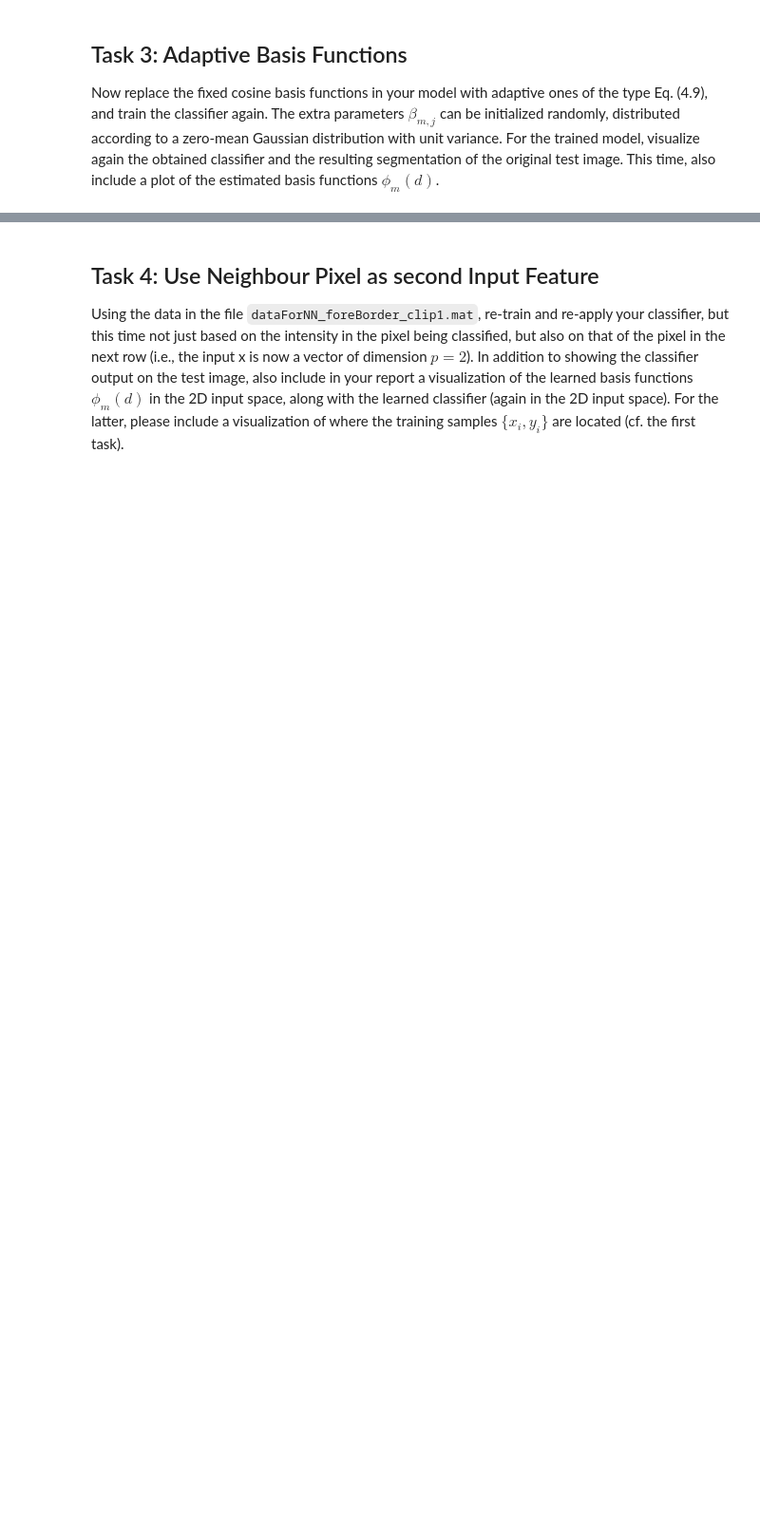
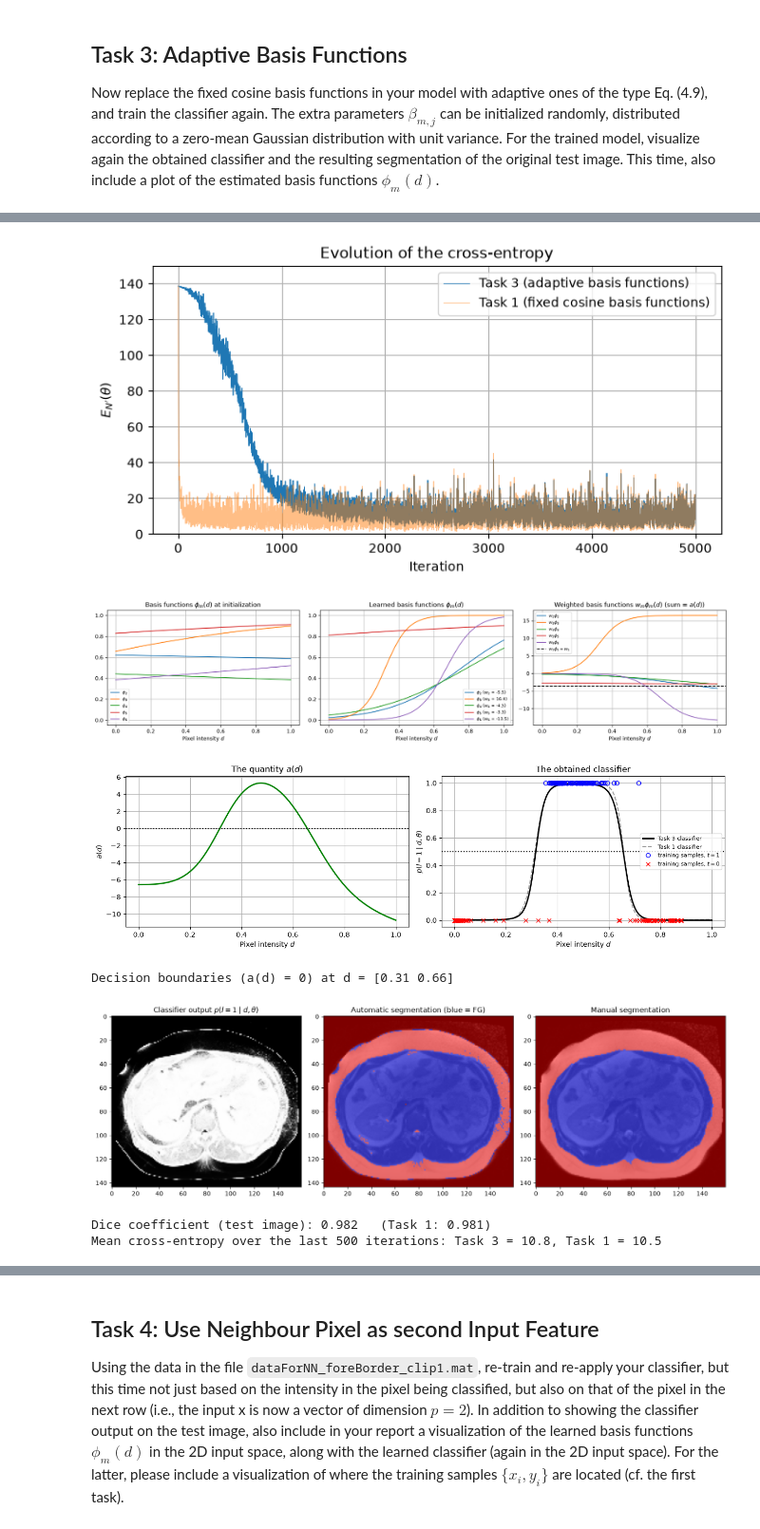
Before and after one commit to andrepribaudtu/MIA, a Jupyter notebook: exercises/Week 8/Ex6_student.ipynb, the cells around one changed output, grey strips where cells are left out. Shown at 95% size. Cells and saved outputs as stored; diff of their text form; code cells hidden in the pictures; blank space fills up the shorter version.

```diff
--- a/exercises/Week 8/Ex6_student.ipynb
+++ b/exercises/Week 8/Ex6_student.ipynb
@@ -223,0 +596,77 @@ Now replace the fixed cosine basis functions in your model with adaptive ones of
+# %%
+    # (a) Evolution of the cross-entropy (Task 1 shown for comparison)
+plt.figure(figsize=(8, 3.8))
+plt.plot(cost3, linewidth=0.6, label='Task 3 (adaptive basis functions)')
+plt.plot(cost, linewidth=0.6, alpha=0.5, label='Task 1 (fixed cosine basis functions)')
+plt.title('Evolution of the cross-entropy')
+plt.xlabel('Iteration'); plt.ylabel(r"$E_{N'}(\theta)$")
+plt.ylim(0, 150); plt.legend(); plt.grid(True)
+plt.show()
+
+# (b) Basis functions phi_m(d): before and after training, and weighted by w_m
+d_grid = np.linspace(0, 1, 500)
+Phi_init = compute_basis_adaptive(d_grid, beta_init)
+Phi_grid = compute_basis_adaptive(d_grid, beta3)
+
+fig, axes = plt.subplots(1, 3, figsize=(17, 4))
+for m in range(2, M + 1):
+    axes[0].plot(d_grid, Phi_init[:, m - 1], label=f'$\\phi_{m}$')
+    axes[1].plot(d_grid, Phi_grid[:, m - 1], label=f'$\\phi_{m}$ ($w_{m}$ = {w3[m - 1]:.1f})')
+    axes[2].plot(d_grid, w3[m - 1] * Phi_grid[:, m - 1], label=f'$w_{m}\\phi_{m}$')
+axes[2].axhline(w3[0], color='k', linestyle='--', label=f'$w_1\\phi_1 = w_1$')
+axes[0].set_title(r'Basis functions $\phi_m(d)$ at initialization')
+axes[1].set_title(r'Learned basis functions $\phi_m(d)$')
+axes[2].set_title(r'Weighted basis functions $w_m \phi_m(d)$ (sum = $a(d)$)')
+for ax in axes:
+    ax.set_xlabel('Pixel intensity $d$'); ax.grid(True); ax.legend(fontsize=8)
+axes[0].set_ylim(-0.05, 1.05); axes[1].set_ylim(-0.05, 1.05)
+plt.tight_layout(); plt.show()
+
+# (c) The quantity a(d) and the obtained classifier, with the samples of the last iteration
+a_grid3 = Phi_grid @ w3
+p_grid3 = sigmoid(a_grid3)
+fg, bg = t_batch3 == 1, t_batch3 == 0
+
+fig, axes = plt.subplots(1, 2, figsize=(13, 4))
+axes[0].plot(d_grid, a_grid3, 'g', linewidth=2)
+axes[0].axhline(0, color='k', linestyle=':')
+axes[0].set_title('The quantity $a(d)$')
+axes[0].set_xlabel('Pixel intensity $d$'); axes[0].set_ylabel('$a(d)$'); axes[0].grid(True)
+
+axes[1].plot(d_grid, p_grid3, 'k', linewidth=2, label='Task 3 classifier')
+axes[1].plot(d_grid, sigmoid(compute_basis_fixed(d_grid, M) @ w), 'k--', alpha=0.4, label='Task 1 classifier')
+axes[1].axhline(0.5, color='k', linestyle=':')
+axes[1].plot(d_batch3[fg], t_batch3[fg], 'bo', mfc='none', label='training samples, $t=1$')
+axes[1].plot(d_batch3[bg], t_batch3[bg], 'rx', label='training samples, $t=0$')
+axes[1].set_title('The obtained classifier')
+axes[1].set_xlabel('Pixel intensity $d$'); axes[1].set_ylabel(r'$p(l=1 \mid d, \theta)$')
+axes[1].legend(loc='center right', fontsize=8); axes[1].grid(True)
+plt.tight_layout(); plt.show()
+
+edges3 = d_grid[np.flatnonzero(np.diff((a_grid3 > 0).astype(int)))]
+print('Decision boundaries (a(d) = 0) at d =', np.round(edges3, 2))
+
+# (d) Segmentation of the original test image
+prob_map_test3 = classifier_adaptive(theta3, TestI.ravel()).reshape(TestI.shape)
+pred_seg_test3 = (prob_map_test3 >= 0.5).astype(float)
+
+fig, axes = plt.subplots(1, 3, figsize=(15, 4.5))
+axes[0].imshow(prob_map_test3, cmap='gray', vmin=0, vmax=1)
+axes[0].set_title(r'Classifier output $p(l=1 \mid d, \theta)$')
+plt.sca(axes[1]); plotSeg(TestI, pred_seg_test3)
+axes[1].set_title('Automatic segmentation (blue = FG)')
+plt.sca(axes[2]); plotSeg(TestI, TestS)
+axes[2].set_title('Manual segmentation')
+plt.tight_layout(); plt.show()
+
+dice3 = 2 * np.sum(pred_seg_test3 * TestS) / (pred_seg_test3.sum() + TestS.sum())
+print(f'Dice coefficient (test image): {dice3:.3f}   (Task 1: {dice:.3f})')
+print(f'Mean cross-entropy over the last 500 iterations: Task 3 = {cost3[-500:].mean():.1f}, Task 1 = {cost[-500:].mean():.1f}')
+# %% [output]
+[figure, added]
+[figure, added]
+[figure, added]
+Decision boundaries (a(d) = 0) at d = [0.31 0.66]
+[figure, added]
+Dice coefficient (test image): 0.982   (Task 1: 0.981)
+Mean cross-entropy over the last 500 iterations: Task 3 = 10.8, Task 1 = 10.5
```
Also changed, not shown: parts of 22 cells of this notebook, 1 other file.
